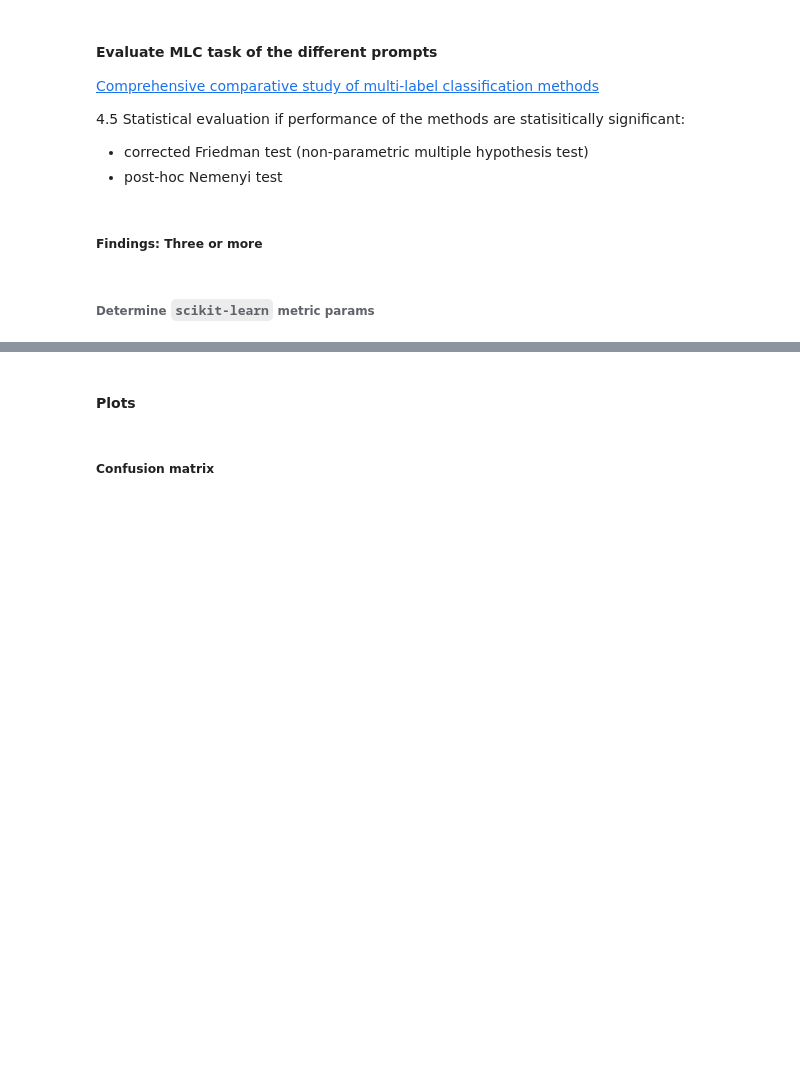
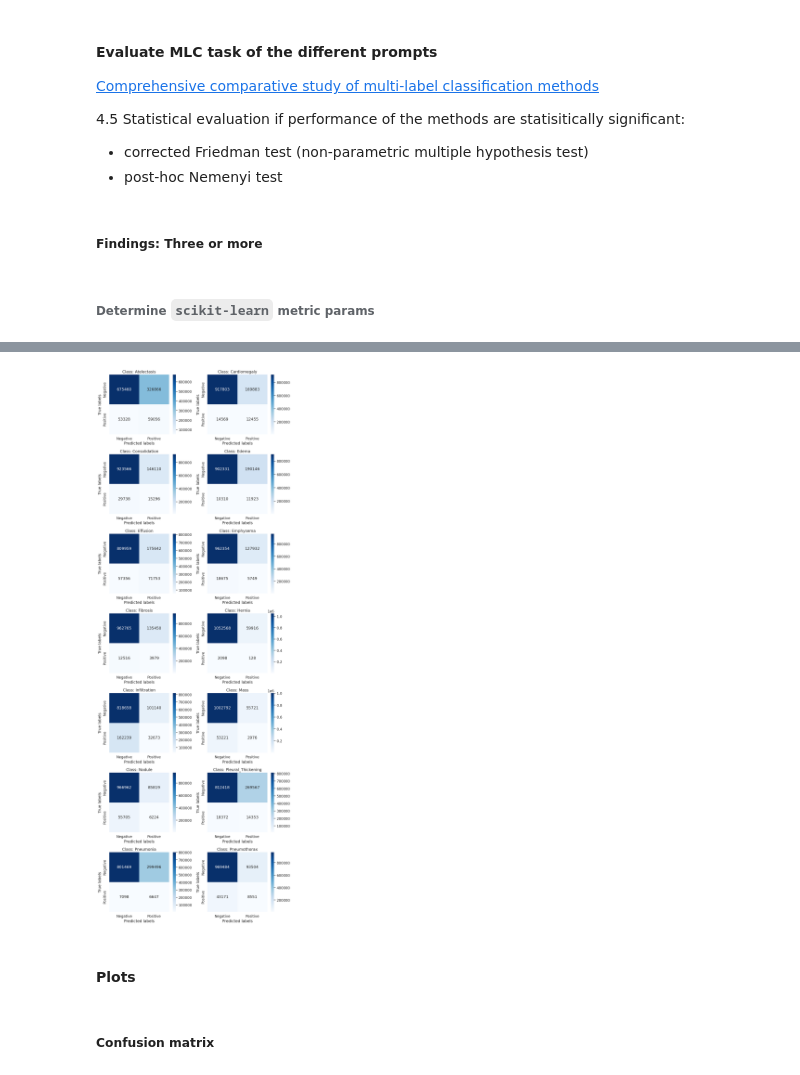
Before and after one commit to mark-rustad/CheXagent, a Jupyter notebook: get_started.ipynb, the cells around one changed output, grey strips where cells are left out. Drawn from its saved outputs; the diff is of its cells as text; code cells hidden in the pictures; blank space fills up the shorter version.

```diff
--- a/get_started.ipynb
+++ b/get_started.ipynb
@@ -456,28 +665,32 @@ g = sns.catplot(data=plotdf, x="prompt_key", y="value", col="class", col_wrap=3,
 # %%
 # Compute confusion matrices for each class
 mcm = multilabel_confusion_matrix(ytrue, ypred)
 
 
 # Function to plot confusion matrices for each class
 def plot_multilabel_confusion_matrix(mcm, classes):
     fig, axes = plt.subplots(
-        nrows=int(len(classes) / 2) + len(classes) % 2, ncols=2, figsize=(10, 4 * int(len(classes) / 2))
+        nrows=int(len(classes) / 2) + len(classes) % 2,
+        ncols=2,
+        figsize=(10, 4 * int(len(classes) / 2)),
     )
     for i, (cm, class_name) in enumerate(zip(mcm, classes)):
         ax = axes.flatten()[i]
         sns.heatmap(cm, annot=True, fmt="d", ax=ax, cmap="Blues")
         ax.set_xlabel("Predicted labels")
         ax.set_ylabel("True labels")
         ax.set_title(f"Class: {class_name}")
         ax.xaxis.set_ticklabels(["Negative", "Positive"])
         ax.yaxis.set_ticklabels(["Negative", "Positive"])
 
     plt.tight_layout()
     plt.show()
 
 
 # Plotting the confusion matrices
 plot_multilabel_confusion_matrix(mcm, mlb.classes_)
+# %% [output]
+[figure, added]
 # %% [markdown]
 #### Plots
 # %% [markdown]
```
Also changed, not shown: parts of 38 cells of this notebook.
